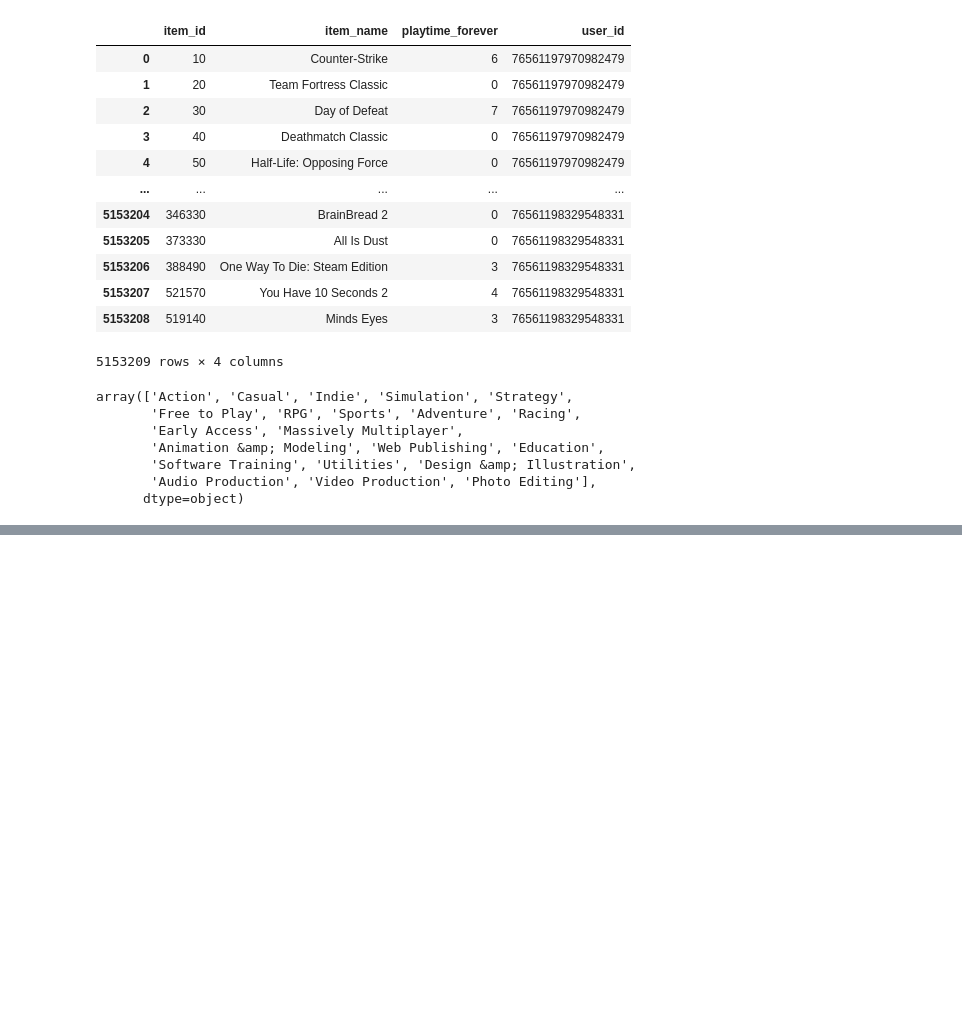
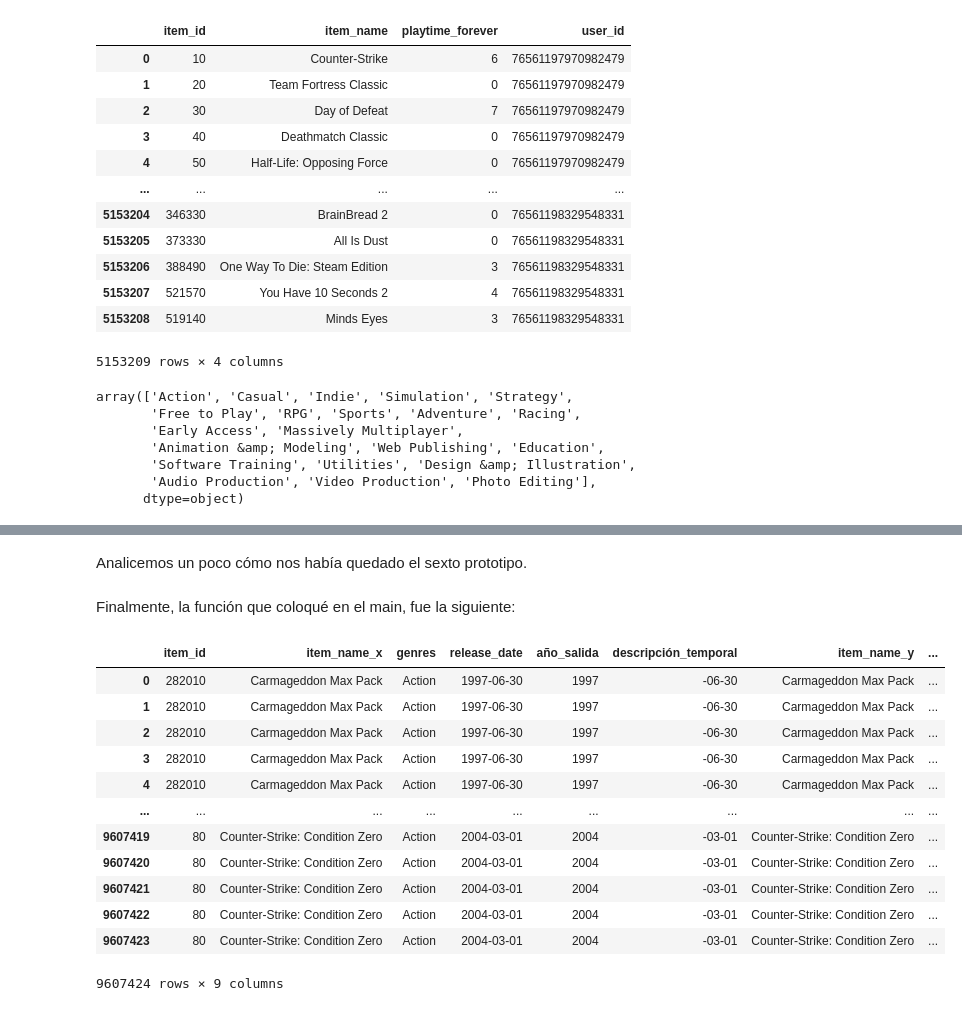
Before and after one commit to Tagliaferro22/steam-games, a Jupyter notebook: endpoints/endpoint_3.ipynb, the cells around one changed output, grey strips where cells are left out. Saved outputs shown, nothing was run; the diff lists cells and outputs as text; code cells hidden in the pictures; blank space fills up the shorter version.

Commit message:
Trabajando en optimizar el tercer endpoint

```diff
--- a/endpoints/endpoint_3.ipynb
+++ b/endpoints/endpoint_3.ipynb
@@ -605,0 +608,2 @@ array(['Action', 'Casual', 'Indie', 'Simulation', 'Strategy',
+# %% [markdown]
+Analicemos un poco cómo nos había quedado el sexto prototipo.
@@ -605,0 +652,2 @@ array(['Action', 'Casual', 'Indie', 'Simulation', 'Strategy',
+# %% [markdown]
+Finalmente, la función que coloqué en el main, fue la siguiente:
@@ -605,0 +725,21 @@ array(['Action', 'Casual', 'Indie', 'Simulation', 'Strategy',
+# %%
+# Lo primero que voy a cambiar es, que el merge ya va a estar hecho, y no va a ser incluído cómo parte de la función
+juegos_filtrables_por_genero = pd.read_parquet("../Datasets/steam_games_endpoint_3.parquet")
+user_items = pd.read_parquet("../Datasets/user_items_endpoint_3.parquet")
+# %%
+los_juegos_y_sus_generos = pd.merge(juegos_filtrables_por_genero, user_items, on='item_id', how='inner')
+los_juegos_y_sus_generos
+# %% [output]
+|  | item_id | item_name_x | genres | release_date | año_salida | descripción_temporal | item_name_y | ... |
+| 0 | 282010 | Carmageddon Max Pack | Action | 1997-06-30 | 1997 | -06-30 | Carmageddon Max Pack | ... |
+| 1 | 282010 | Carmageddon Max Pack | Action | 1997-06-30 | 1997 | -06-30 | Carmageddon Max Pack | ... |
+| 2 | 282010 | Carmageddon Max Pack | Action | 1997-06-30 | 1997 | -06-30 | Carmageddon Max Pack | ... |
+| 3 | 282010 | Carmageddon Max Pack | Action | 1997-06-30 | 1997 | -06-30 | Carmageddon Max Pack | ... |
+| 4 | 282010 | Carmageddon Max Pack | Action | 1997-06-30 | 1997 | -06-30 | Carmageddon Max Pack | ... |
+| ... | ... | ... | ... | ... | ... | ... | ... | ... |
+| 9607419 | 80 | Counter-Strike: Condition Zero | Action | 2004-03-01 | 2004 | -03-01 | Counter-Strike: Condition Zero | ... |
+| 9607420 | 80 | Counter-Strike: Condition Zero | Action | 2004-03-01 | 2004 | -03-01 | Counter-Strike: Condition Zero | ... |
+| 9607421 | 80 | Counter-Strike: Condition Zero | Action | 2004-03-01 | 2004 | -03-01 | Counter-Strike: Condition Zero | ... |
+| 9607422 | 80 | Counter-Strike: Condition Zero | Action | 2004-03-01 | 2004 | -03-01 | Counter-Strike: Condition Zero | ... |
+| 9607423 | 80 | Counter-Strike: Condition Zero | Action | 2004-03-01 | 2004 | -03-01 | Counter-Strike: Condition Zero | ... |
+9607424 rows × 9 columns
```
Also changed, not shown: parts of 13 cells of this notebook.
